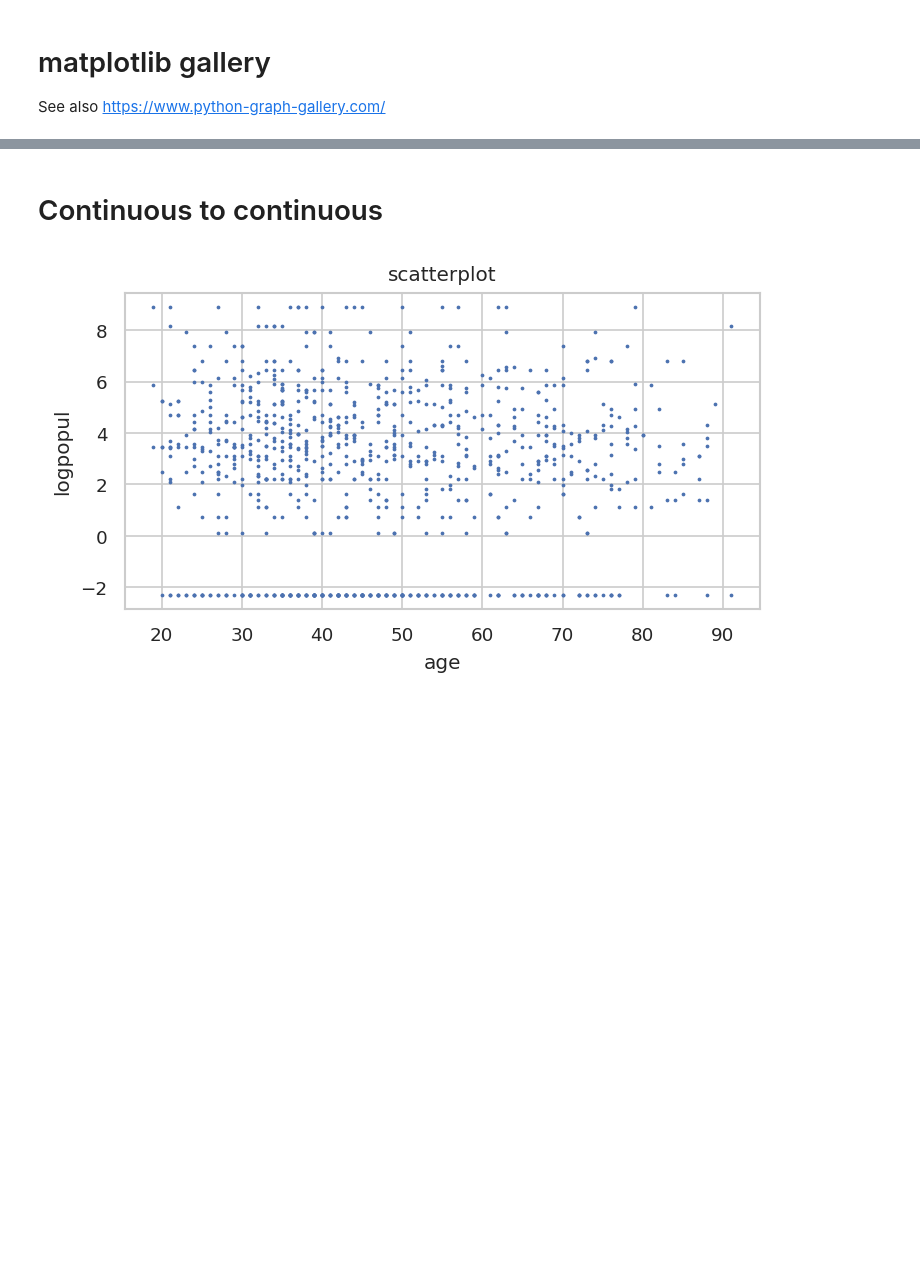
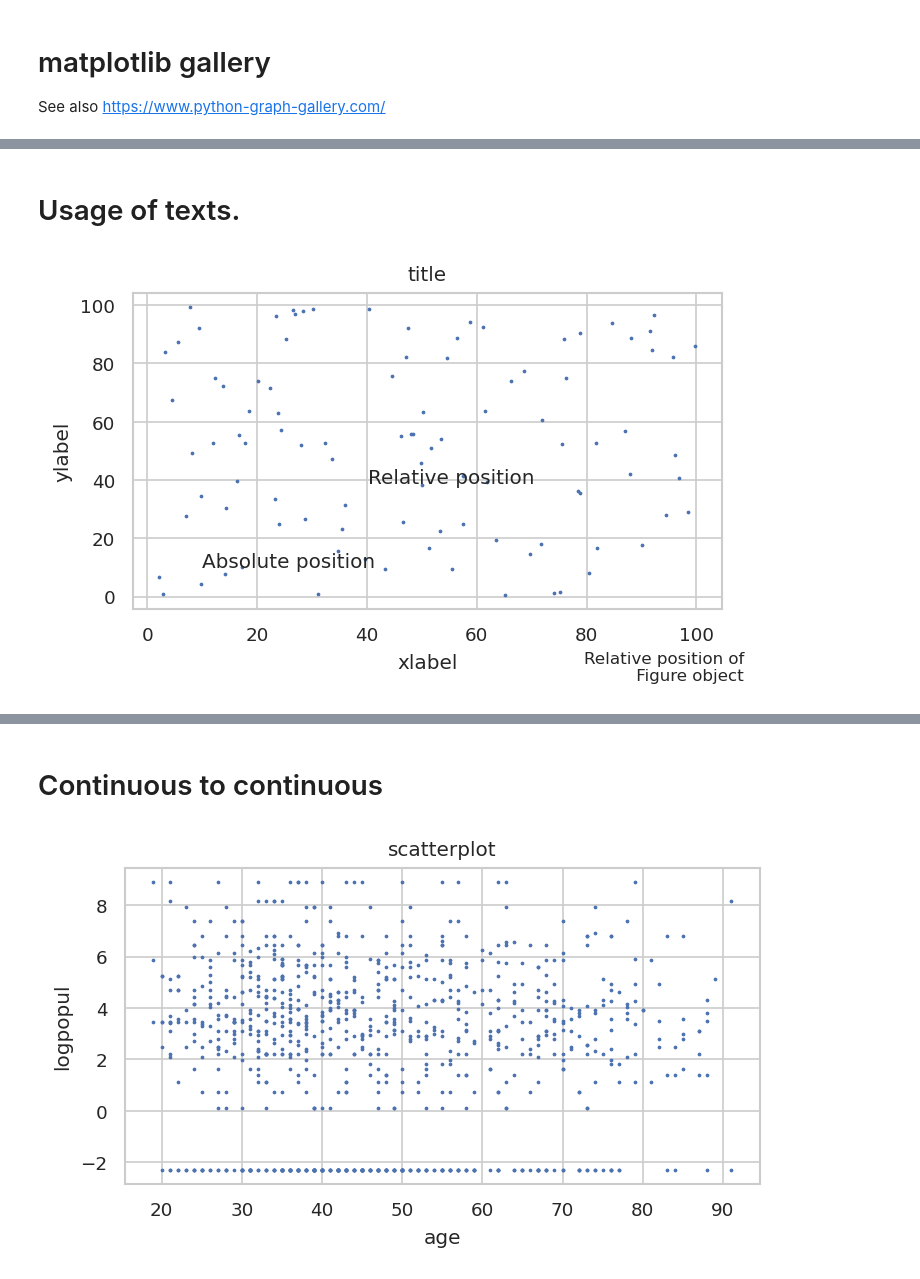
Before and after one commit to toshiakiasakura/matplotlib_gallery, a Jupyter notebook: src/1_gallery.ipynb, the cells around one changed output, grey strips where cells are left out. Saved outputs shown, nothing was run; the diff lists cells and outputs as text; code cells hidden in the pictures; blank space fills up the shorter version.

Commit message:
text object usage and legend usage was appended.

```diff
--- a/src/1_gallery.ipynb
+++ b/src/1_gallery.ipynb
@@ -25,3 +28,9 @@ df = anes96.load_pandas().data
 x = "age"
 y = "logpopul"
 c = "educ"
+# %% [markdown]
+# Usage of texts.
+# %%
+gallery.illustration_of_text_objects()
+# %% [output]
+[figure, added]
```
Also changed, not shown: parts of 3 cells of this notebook, 1 other file.
